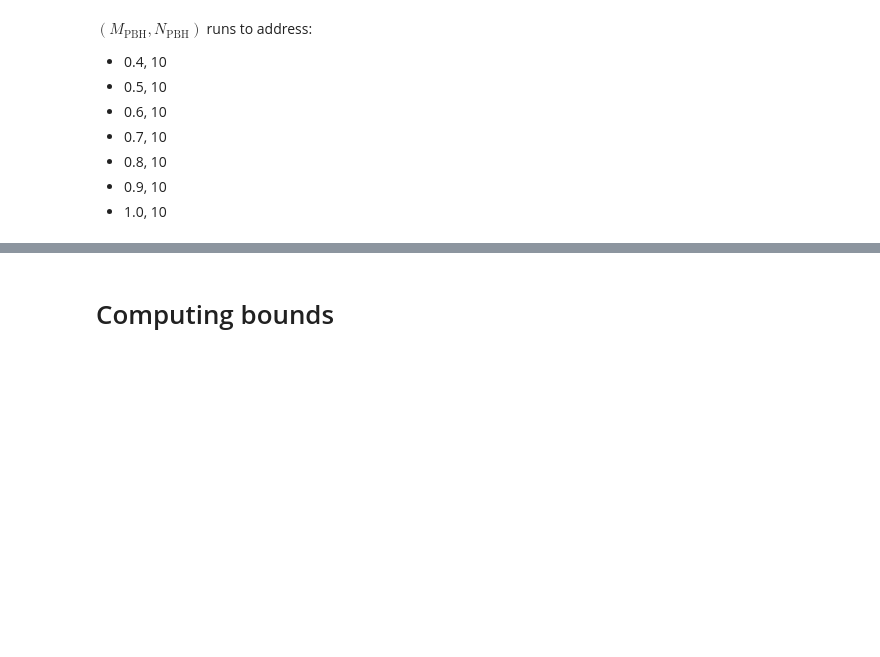
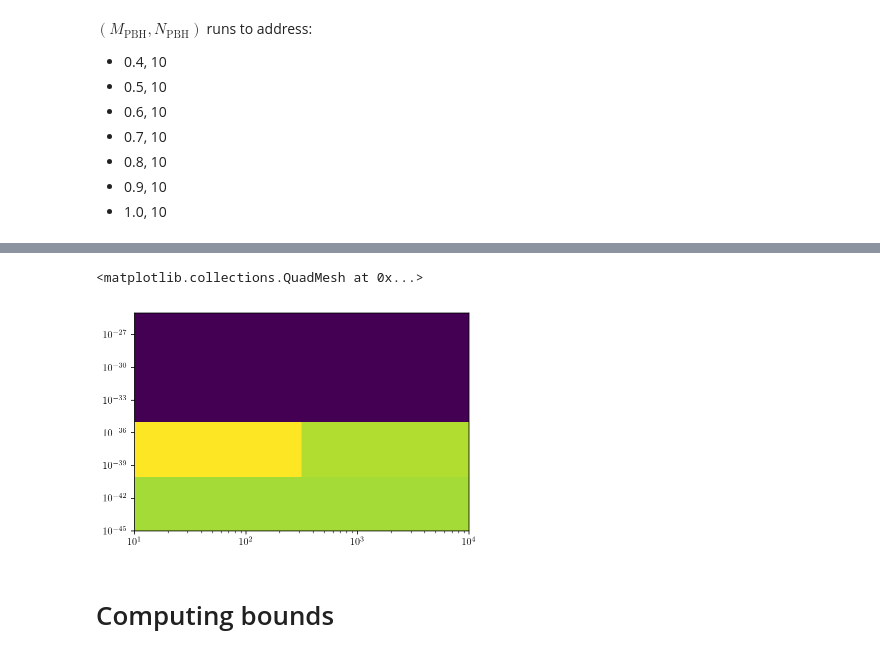
Before and after one commit to adam-coogan/pbhs_vs_wimps, a Jupyter notebook: posterior_sv_analysis_15_feb_2019.ipynb, the cells around one changed output, grey strips where cells are left out. Drawn from its saved outputs; the diff is of its cells as text; code cells hidden in the pictures; blank space fills up the shorter version.

```diff
--- a/posterior_sv_analysis_15_feb_2019.ipynb
+++ b/posterior_sv_analysis_15_feb_2019.ipynb
@@ -24,4 +24,10 @@ $(M_{\mathrm{PBH}}, N_{\mathrm{PBH}})$ runs to address:
 * 0.8, 10
 * 0.9, 10
 * 1.0, 10
+# %%
+m_pbh = 0.5
+n_pbh = 82
+merger_rate_prior = "LF"
+lambda_prior = "LF"
+sv_prior = "U"
 # %% [markdown]
@@ -33,8 +39,6 @@ from posterior_inference import save_p_gamma_table, load_p_gamma
 # Make table
 m_dms = np.logspace(1, 4, 10)
 svs = np.logspace(-45, -25, 20)
-m_pbh = 0.5
-n_pbh = 1
 save_p_gamma_table(m_pbh, m_dms, svs, n_samples=100000)
 # %%
 # Load table
@@ -65,3 +71,15 @@ plt.colorbar(img_rel_errs, ax=ax)
+# %%
+svs, m_dms, post_un_vals = load_posterior(m_pbh, n_pbh, merger_rate_prior, lambda_prior,
+                                          sv_prior, normalized=False)
+# %%
+m_dm_mg, sv_mg = np.meshgrid(m_dms, svs)
+
+plt.xscale("log")
+plt.yscale("log")
+plt.pcolormesh(m_dm_mg, sv_mg, post_un_vals)
+# %% [output]
+<matplotlib.collections.QuadMesh at 0x...>
+[figure, added]
 # %% [markdown]
 # Computing bounds
 # %%
```
Also changed, not shown: parts of 4 cells of this notebook, 2 other files.
